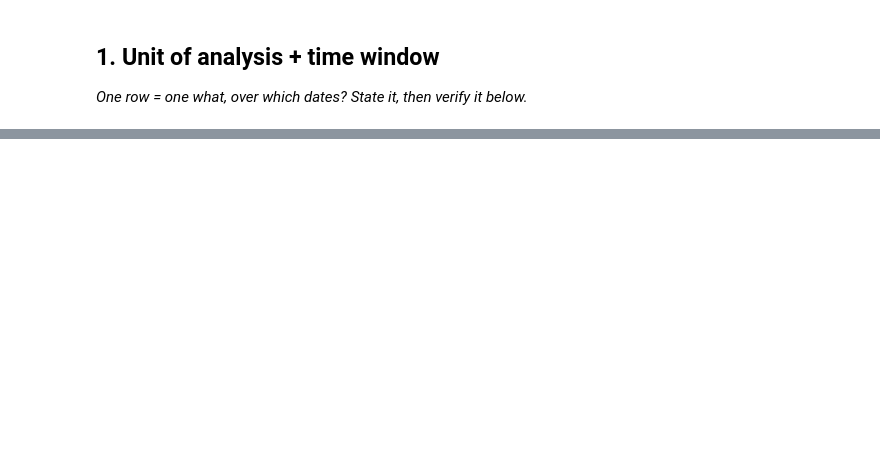
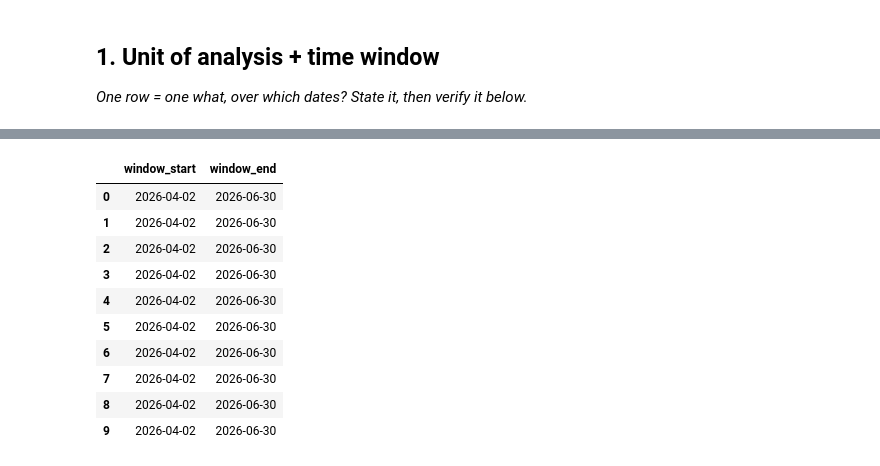
Before and after one commit to alsa-mirza/flyrank-ml-internship, a Jupyter notebook: work/notebooks/w03_data_contract.ipynb, the cells around one changed output, grey strips where cells are left out. Saved outputs shown, nothing was run; the diff lists cells and outputs as text; code cells hidden in the pictures; blank space fills up the shorter version.

```diff
--- a/work/notebooks/w03_data_contract.ipynb
+++ b/work/notebooks/w03_data_contract.ipynb
@@ -12,0 +84,14 @@ This skeleton is yours to fill. Work the sections **in order** — each one has
+# %%
+df[['window_start','window_end']].head(10)
+# %% [output]
+|  | window_start | window_end |
+| 0 | 2026-04-02 | 2026-06-30 |
+| 1 | 2026-04-02 | 2026-06-30 |
+| 2 | 2026-04-02 | 2026-06-30 |
+| 3 | 2026-04-02 | 2026-06-30 |
+| 4 | 2026-04-02 | 2026-06-30 |
+| 5 | 2026-04-02 | 2026-06-30 |
+| 6 | 2026-04-02 | 2026-06-30 |
+| 7 | 2026-04-02 | 2026-06-30 |
+| 8 | 2026-04-02 | 2026-06-30 |
+| 9 | 2026-04-02 | 2026-06-30 |
```
Also changed, not shown: parts of 17 cells of this notebook.
